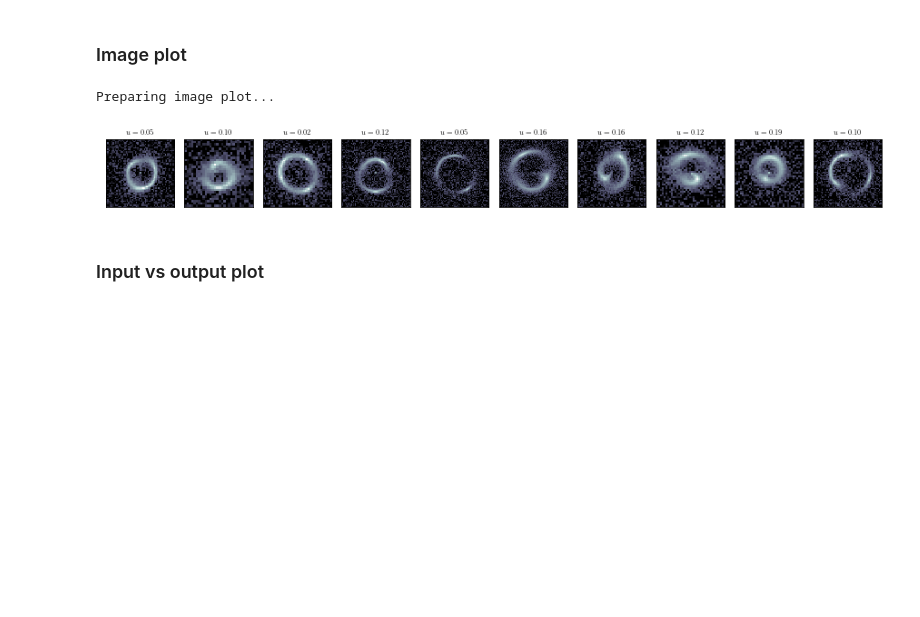
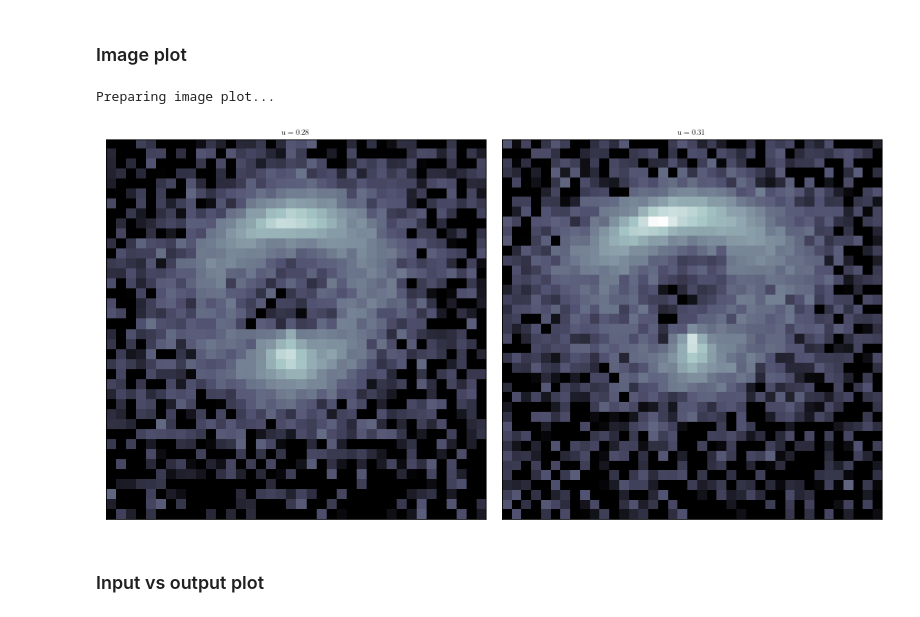
Before and after one commit to nataliehogg/analosis, a Jupyter notebook: analosis/notebooks/analosis_notebook.ipynb, the cells around one changed output. Drawn from its saved outputs; the diff is of its cells as text; code cells hidden in the pictures; blank space fills up the shorter version.

Commit message:
Added “missing foreground shear” as possibility for complexity

```diff
--- a/analosis/notebooks/analosis_notebook.ipynb
+++ b/analosis/notebooks/analosis_notebook.ipynb
@@ -45,16 +46,16 @@ Other parameters.
 cosmology = {'id': 'planck18', 'H0': 67.4, 'Om': 0.315}
 
 settings = {'scenario': 'composite lens',
-            'complexity': 'minimal spherical halo',
+            'complexity': 'missing foreground shear',
             'lens_light': False,
-            'number_of_images': 10,
-            'MCMC': False,
-            'job_name': 'test',
+            'number_of_images': 2,
+            'MCMC': True,
+            'job_name': 'baseline_minimal_no_foreground_shear_no_ll',
             'n_burn': 1000,
-            'n_run': 1000}
+            'n_run': 2000}
 
 parameters = {'maximum_shear': 0.03,
-              'Einstein_radius_min': 0.5, # arcsec
+              'Einstein_radius_min': 0.7, # arcsec
               'maximum_source_offset_factor': 1,
               'sigma_halo_offset': 300} # pc
 # %% [markdown]
@@ -79,10 +97,10 @@ path = '/Users/pierrefleury/GitHub/analosis/analosis/results'
 # %% [markdown]
 ### Image plot
 # %%
-p.image_plot(path, settings, number_of_columns=10)
+p.image_plot(path, settings, number_of_columns=2)
 # %% [output]
 Preparing image plot...
-[figure, old version]
+[figure, new version]
 # %% [markdown]
 ### Input vs output plot
 # %%
```
Also changed, not shown: parts of 5 cells of this notebook, 2 other files.
